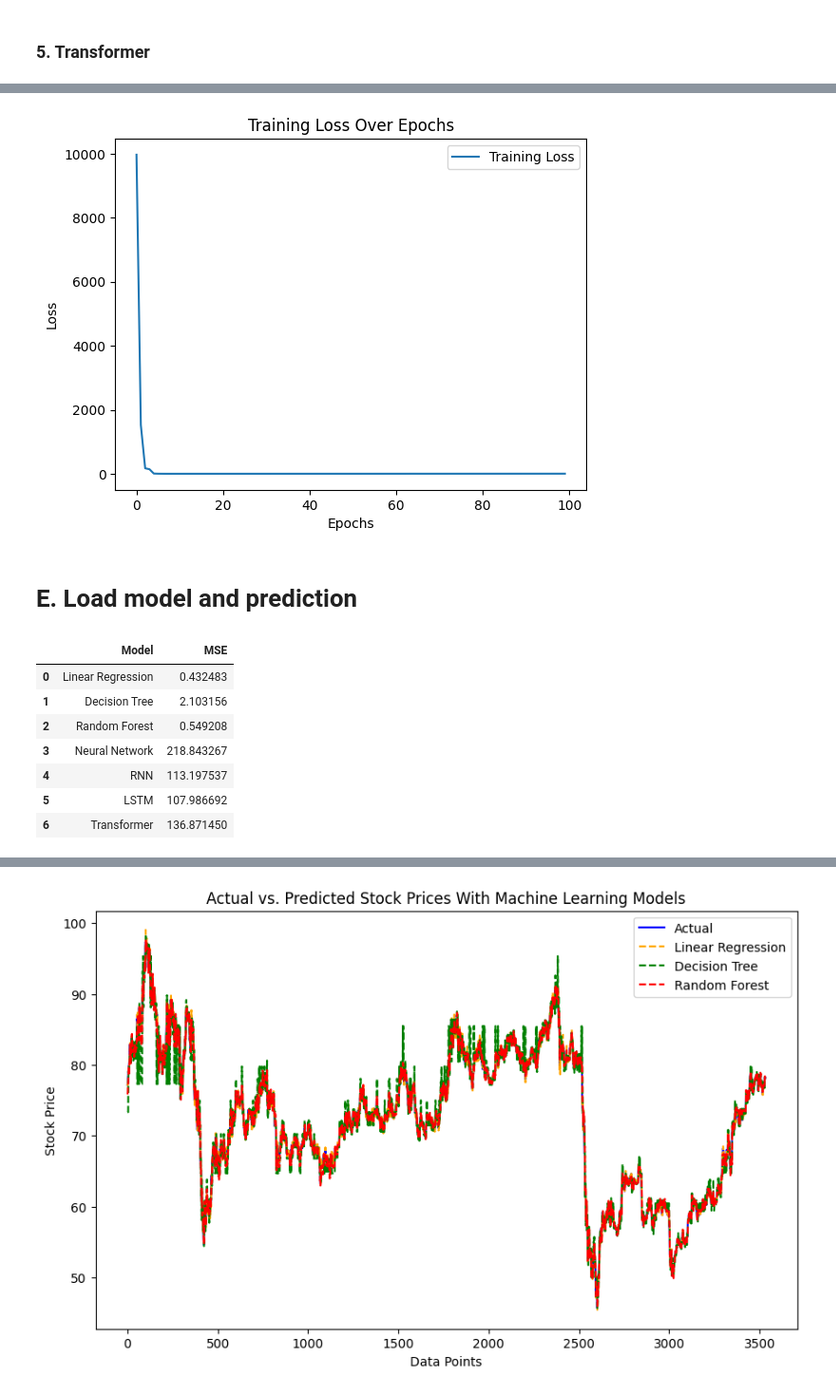
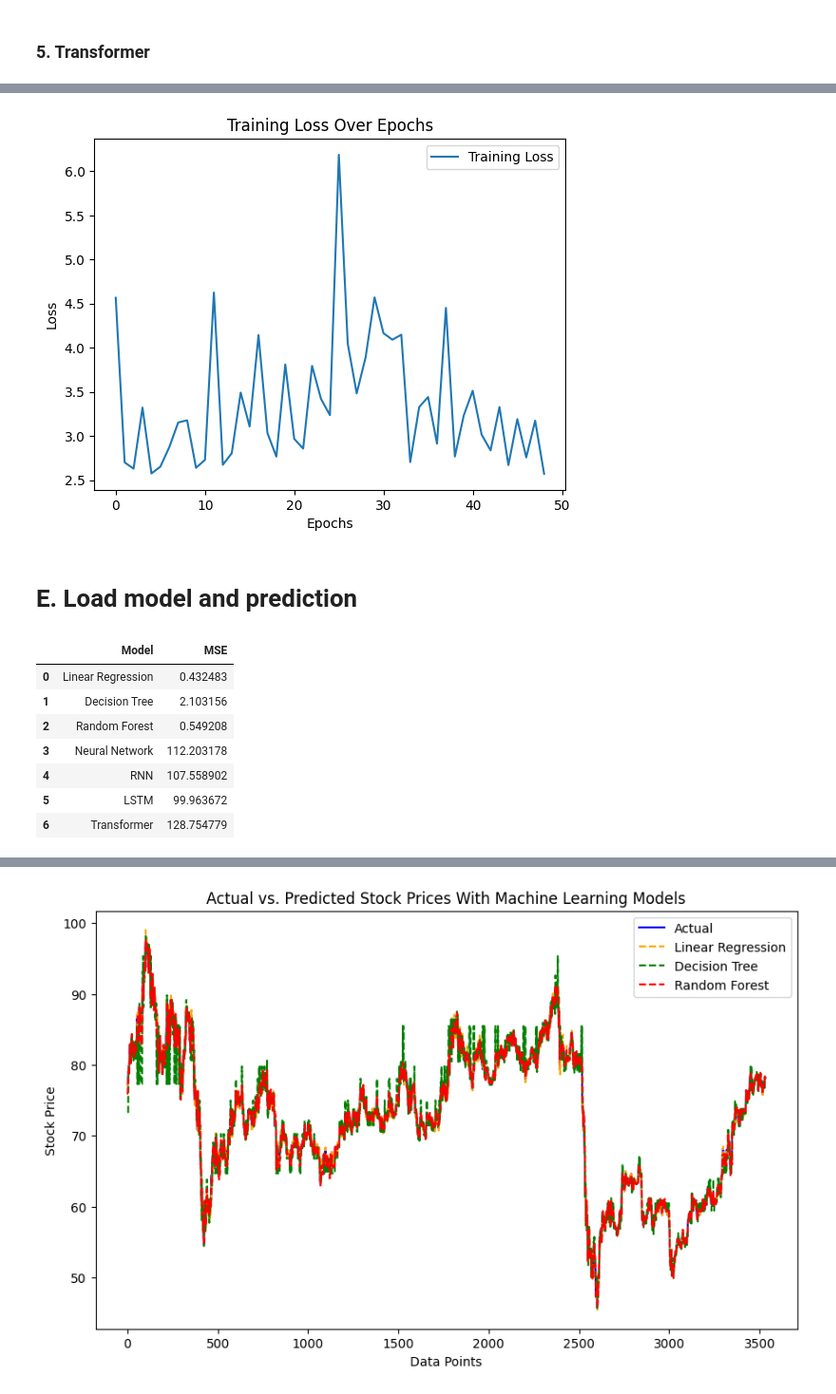
Before and after one commit to Banana1206/Finpos_intern_test, a Jupyter notebook: analysis_and_prediction.ipynb, the cells around one changed output, grey strips where cells are left out. Shown at 95% size. Saved outputs shown, nothing was run; the diff lists cells and outputs as text; code cells hidden in the pictures.

```diff
--- a/analysis_and_prediction.ipynb
+++ b/analysis_and_prediction.ipynb
@@ -448,7 +727,7 @@ class RNN(nn.Module):
         return out
 # %%
 model_rnn = RNN(input_dim=INPUT_DIM, hidden_dim=HIDDEN_DIM, output_dim=OUTPUT_DIM , num_layers=NUM_LAYERS, device=DEVICE)
-criterion = torch.nn.MSELoss(reduction='mean')
+criterion = torch.nn.MSELoss()
 optimiser = torch.optim.Adam(model_rnn.parameters(), lr=0.02)
 # %%
 # Training loop
@@ -456,9 +735,10 @@ start_time = time.time()
 
 loss_model_rnn_values = []
 
-for epoch in range(EPOCHS):
+for epoch in range(10):
     total_loss = 0.0
     progress_bar = tqdm(train_loader, desc=f"Epoch {epoch + 1}/{EPOCHS}", leave=True)
+    model_rnn.train()  # Chuyển mô hình về chế độ đào tạo
 
     for x_batch, y_batch in progress_bar:
         y_train_pred = model_rnn(x_batch.float())
@@ -469,7 +749,10 @@ for epoch in range(EPOCHS):
         total_loss += loss.item()
 
         progress_bar.set_postfix({"Loss": total_loss / len(train_loader)})
-
+        print("============PRED===============")
+        print(y_train_pred.view(1,-1))
+        print("============REAL===============")
+        print(y_batch.view(1,-1))
     loss_model_rnn_values.append(total_loss)
 
     if (epoch + 1) % 10 == 0:
@@ -531,7 +802,7 @@ start_time = time.time()
 
 loss_model_LSTM_values = []
 
-for epoch in range(EPOCHS):
+for epoch in range(50):
     total_loss = 0.0
     progress_bar = tqdm(train_loader, desc=f"Epoch {epoch + 1}/{EPOCHS}", leave=True)
 
@@ -607,7 +873,7 @@ optimizer = optim.Adam(model_transformer.parameters(), lr=LEARNING_RATE)
 start_time = time.time()
 loss_model_transformer_LSTM_values = []
 
-for epoch in range(EPOCHS):
+for epoch in range(50):
     total_loss = 0.0
     progress_bar = tqdm(train_loader, desc=f"Epoch {epoch + 1}/{EPOCHS}", leave=True)
 
@@ -634,15 +903,15 @@ KeyboardInterrupt:
 # %%
 import matplotlib.pyplot as plt
 
 # Plotting the loss curve
-plt.plot(loss_model_transformer_LSTM_values, label='Training Loss')
+plt.plot(loss_model_transformer_LSTM_values[1:], label='Training Loss')
 plt.xlabel('Epochs')
 plt.ylabel('Loss')
 plt.title('Training Loss Over Epochs')
 plt.legend()
 plt.show()
 # %% [output]
-[figure, old version]
+[figure, new version]
 # %% [markdown]
 # E. Load model and prediction
 # %%
@@ -737,12 +1011,9 @@ forest_preds = forest_model.predict(X_test)
 # %%
 y_real = labels_data(test_loader)
-linear_mse = mean_squared_error(y_test, linear_preds)
-tree_mse = mean_squared_error(y_test, tree_preds)
-forest_mse = mean_squared_error(y_test, forest_preds)
-mse_nn = mean_squared_error(y_real, nn_pred_values)
-mse_rnn = mean_squared_error(y_real, rnn_pred_values)
-mse_lstm = mean_squared_error(y_real, lstm_pred_values)
-mse_transformer = mean_squared_error(y_real, transformer_pred_values)
+mse_nn = mean_squared_error(y_real[10:], nn_pred_values[10:])
+mse_rnn = mean_squared_error(y_real[10:], rnn_pred_values[10:])
+mse_lstm = mean_squared_error(y_real[10:], lstm_pred_values[10:])
+mse_transformer = mean_squared_error(y_real[10:], transformer_pred_values[10:])
 
 data = {
     'Model': ['Linear Regression', 'Decision Tree', 'Random Forest', 'Neural Network', 'RNN', 'LSTM', 'Transformer'],
@@ -755,7 +1026,7 @@ df_mse
 | 0 | Linear Regression | 0.432483 |
 | 1 | Decision Tree | 2.103156 |
 | 2 | Random Forest | 0.549208 |
-| 3 | Neural Network | 218.843267 |
-| 4 | RNN | 113.197537 |
-| 5 | LSTM | 107.986692 |
-| 6 | Transformer | 136.871450 |
+| 3 | Neural Network | 112.203178 |
+| 4 | RNN | 107.558902 |
+| 5 | LSTM | 99.963672 |
+| 6 | Transformer | 128.754779 |
```
Also changed, not shown: parts of 66 cells of this notebook, 5 other files.
